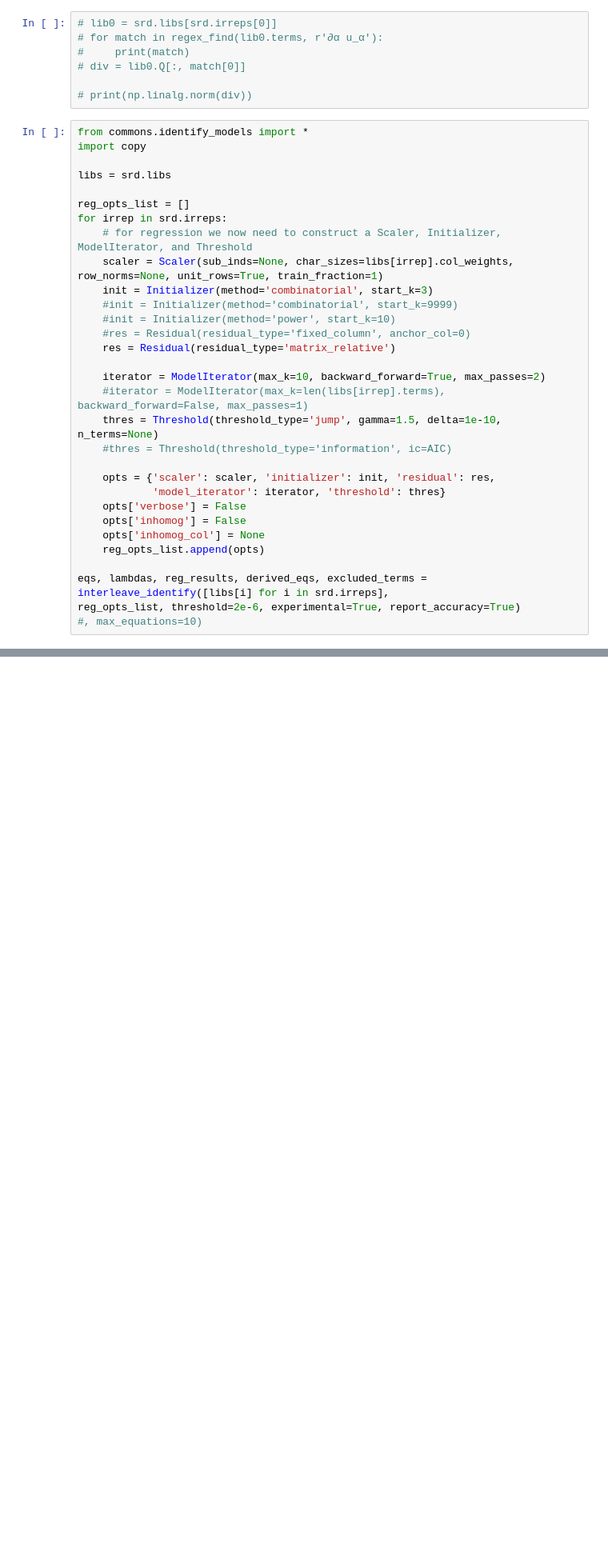
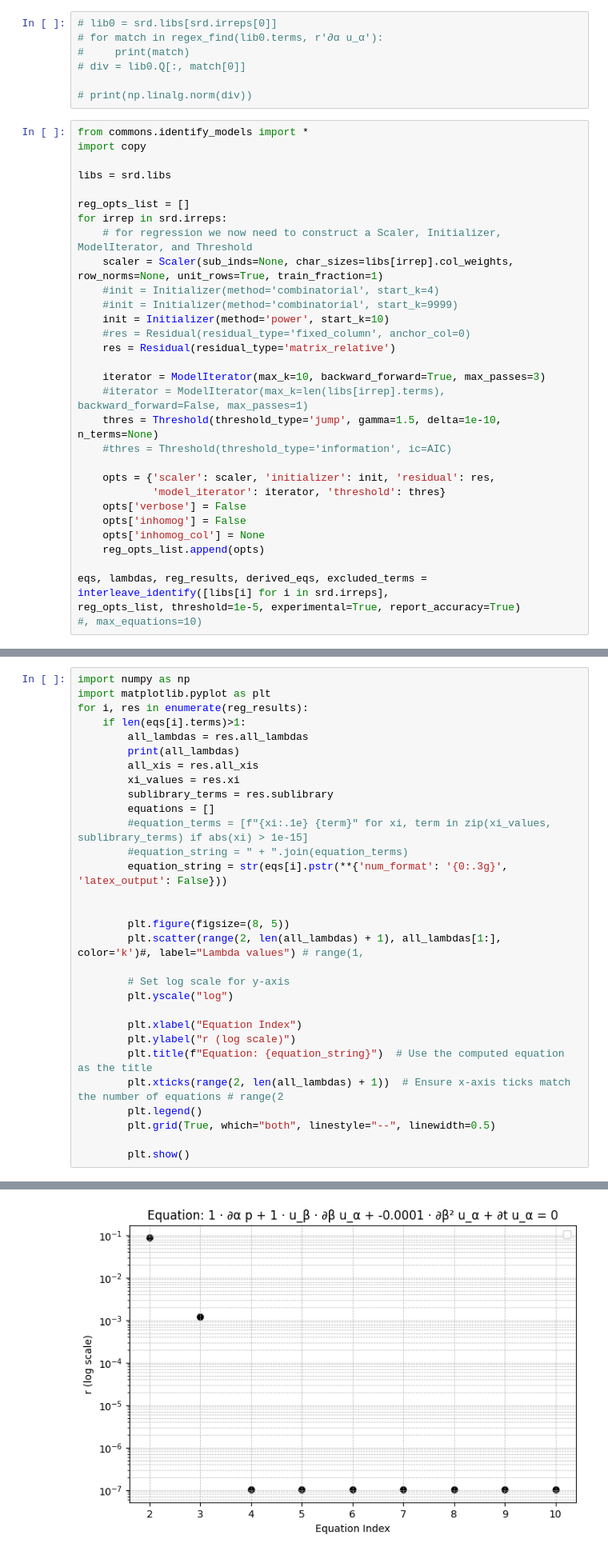
Before and after one commit to sibirica/PySPIDER, a Jupyter notebook: continuous/NS_Brandon_data.ipynb, the cells around one changed output, grey strips where cells are left out. Shown at 80% size. Saved outputs shown, nothing was run; the diff lists cells and outputs as text; blank space fills up the shorter version.

```diff
--- a/continuous/NS_Brandon_data.ipynb
+++ b/continuous/NS_Brandon_data.ipynb
@@ -234,13 +233,13 @@ reg_opts_list = []
 for irrep in srd.irreps:
     # for regression we now need to construct a Scaler, Initializer, ModelIterator, and Threshold
     scaler = Scaler(sub_inds=None, char_sizes=libs[irrep].col_weights, row_norms=None, unit_rows=True, train_fraction=1)
-    init = Initializer(method='combinatorial', start_k=3)
+    #init = Initializer(method='combinatorial', start_k=4)
     #init = Initializer(method='combinatorial', start_k=9999)
-    #init = Initializer(method='power', start_k=10)
+    init = Initializer(method='power', start_k=10)
     #res = Residual(residual_type='fixed_column', anchor_col=0)
     res = Residual(residual_type='matrix_relative')
 
-    iterator = ModelIterator(max_k=10, backward_forward=True, max_passes=2)
+    iterator = ModelIterator(max_k=10, backward_forward=True, max_passes=3)
     #iterator = ModelIterator(max_k=len(libs[irrep].terms), backward_forward=False, max_passes=1)
     thres = Threshold(threshold_type='jump', gamma=1.5, delta=1e-10, n_terms=None)
     #thres = Threshold(threshold_type='information', ic=AIC)
@@ -253,7 +252,7 @@ for irrep in srd.irreps:
     reg_opts_list.append(opts)
 
 eqs, lambdas, reg_results, derived_eqs, excluded_terms = interleave_identify([libs[i] for i in srd.irreps],
-reg_opts_list, threshold=2e-6, experimental=True, report_accuracy=True)
+reg_opts_list, threshold=1e-5, experimental=True, report_accuracy=True)
 #, max_equations=10)
 # %% [output]
 --- WORKING ON LIBRARY WITH IRREP Rank 0 AT COMPLEXITY 1 ---
@@ -275,0 +275,31 @@ Identified model: ∂α u_γ · ∂β u_γ + 1 · ∂γ u_α · ∂γ u_β = 0 (
+# %%
+import numpy as np
+import matplotlib.pyplot as plt
+for i, res in enumerate(reg_results):
+    if len(eqs[i].terms)>1:
+        all_lambdas = res.all_lambdas
+        print(all_lambdas)
+        all_xis = res.all_xis
+        xi_values = res.xi
+        sublibrary_terms = res.sublibrary
+        equations = []
+        #equation_terms = [f"{xi:.1e} {term}" for xi, term in zip(xi_values, sublibrary_terms) if abs(xi) > 1e-15]
+        #equation_string = " + ".join(equation_terms)
+        equation_string = str(eqs[i].pstr(**{'num_format': '{0:.3g}', 'latex_output': False}))
+
+
+        plt.figure(figsize=(8, 5))
+        plt.scatter(range(2, len(all_lambdas) + 1), all_lambdas[1:], color='k')#, label="Lambda values") # range(1,
+
+        # Set log scale for y-axis
+        plt.yscale("log")
+
+        plt.xlabel("Equation Index")
+        plt.ylabel("r (log scale)")
+        plt.title(f"Equation: {equation_string}")  # Use the computed equation as the title
+        plt.xticks(range(2, len(all_lambdas) + 1))  # Ensure x-axis ticks match the number of equations # range(2
+        plt.legend()
+        plt.grid(True, which="both", linestyle="--", linewidth=0.5)
+
+        plt.show()
+# %% [output]
@@ -275,0 +308 @@ Identified model: ∂α u_γ · ∂β u_γ + 1 · ∂γ u_α · ∂γ u_β = 0 (
+[figure, added]
```
Also changed, not shown: parts of 11 cells of this notebook, 3 other files.
